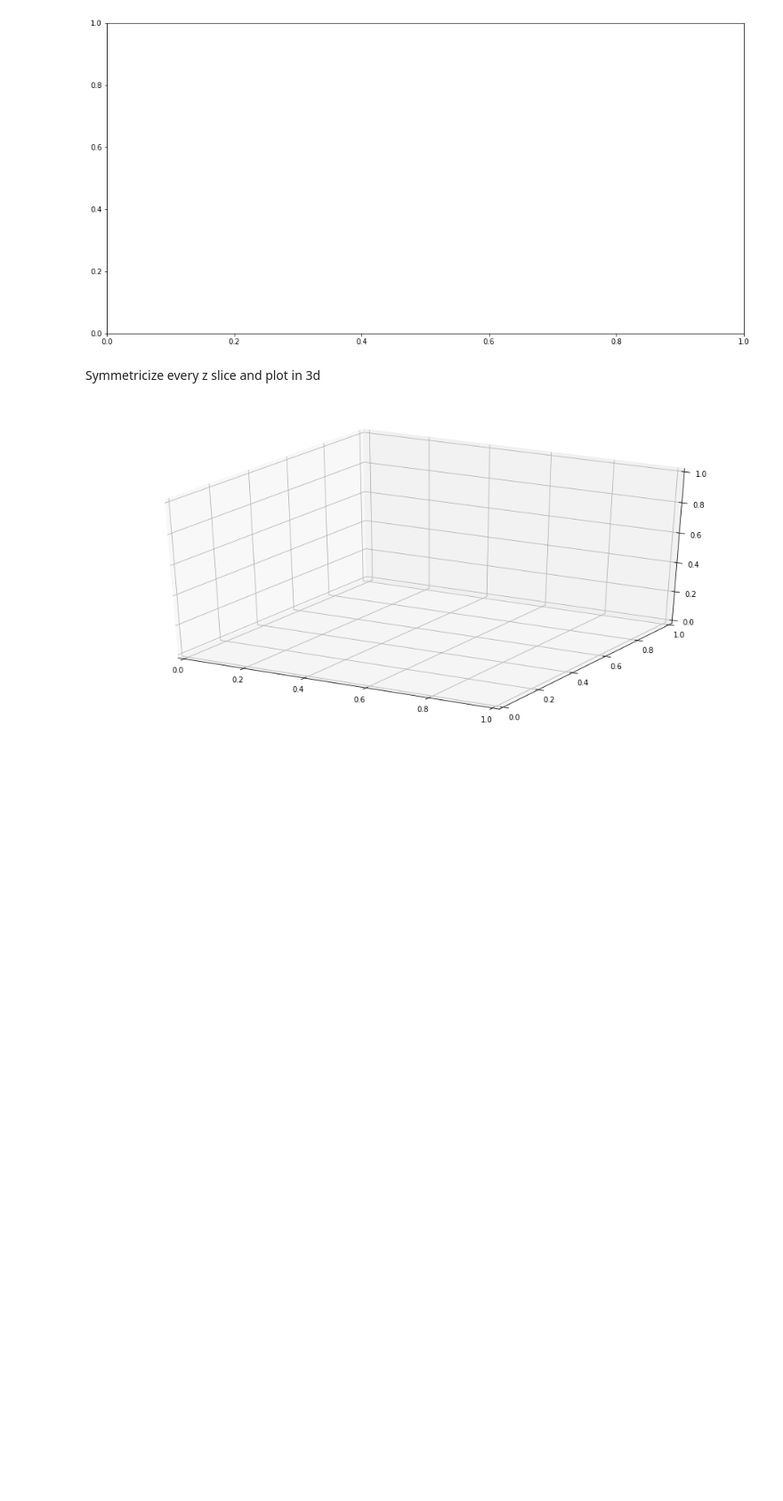
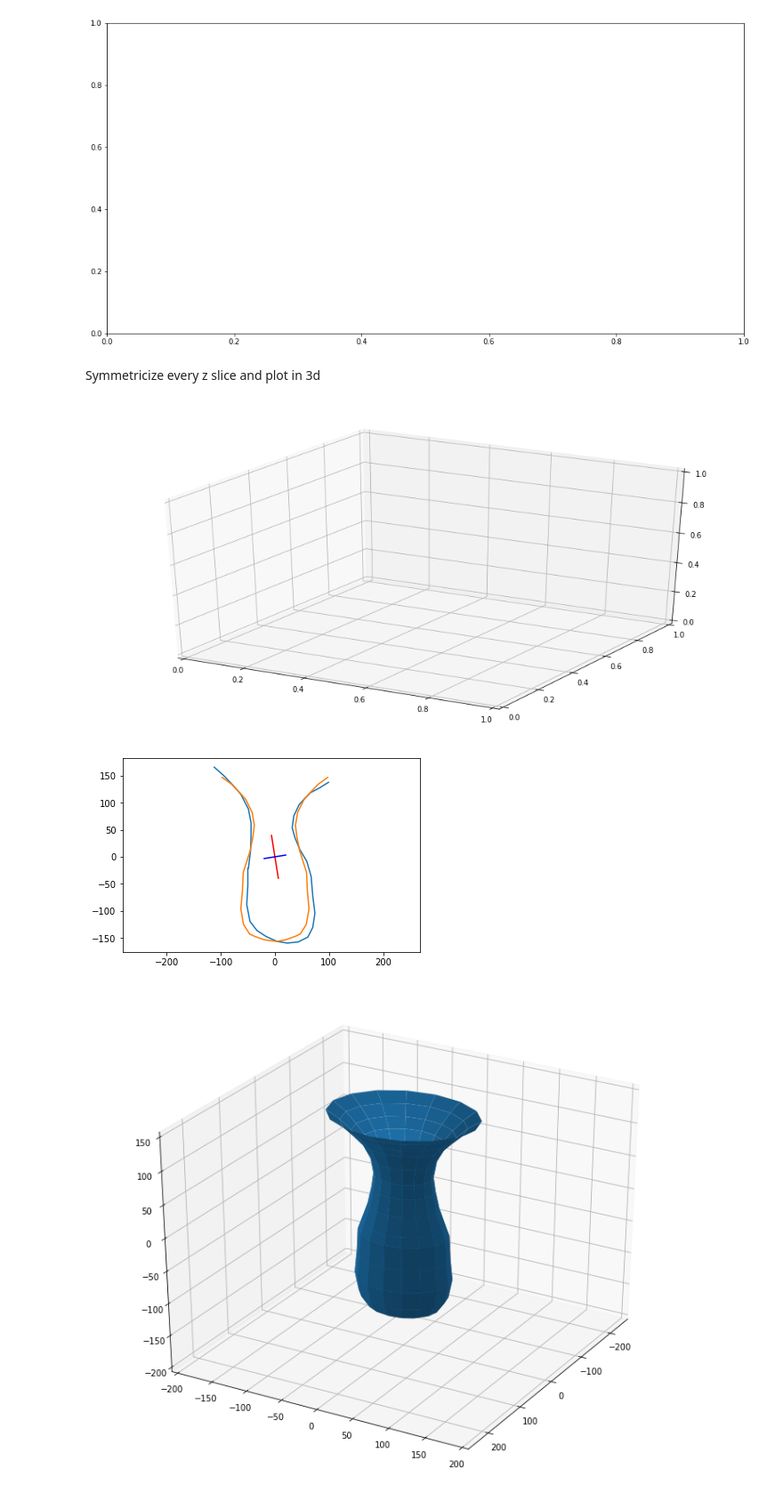
Before and after one commit to RangamaniLabUCSD/actincme, a Jupyter notebook: Notebooks/Symmetricized_plotting.ipynb, the cells around one changed output. Shown at 89% size. Drawn from its saved outputs; the diff is of its cells as text; code cells hidden in the pictures; blank space fills up the shorter version.

Commit message:
returned membrane to coordinate axes but rotated 90deg

```diff
--- a/Notebooks/Symmetricized_plotting.ipynb
+++ b/Notebooks/Symmetricized_plotting.ipynb
@@ -62,3 +71,15 @@ for i in range(27):
         ax=fig.add_subplot(111, projection='3d')
 # %% [output]
 [figure]
+# %%
+# save a particular slice symmetrecisized and made 3D
+
+i=8
+
+shape = Symmetricize('../actincme/pkl_files/', i+1, start_list[i], end_list[i])
+this_x, this_y, this_z = shape.do_everything_2d("fit", plot=True) #handles all the logic in symmetricizing fit curves
+this_rotate = Rotate(this_x, this_y, this_z)
+this_rotate.rotate_single_curve(save = False)
+# %% [output]
+[figure, added]
+[figure, added]
```
Also changed, not shown: parts of 5 cells of this notebook, 3 other files.
